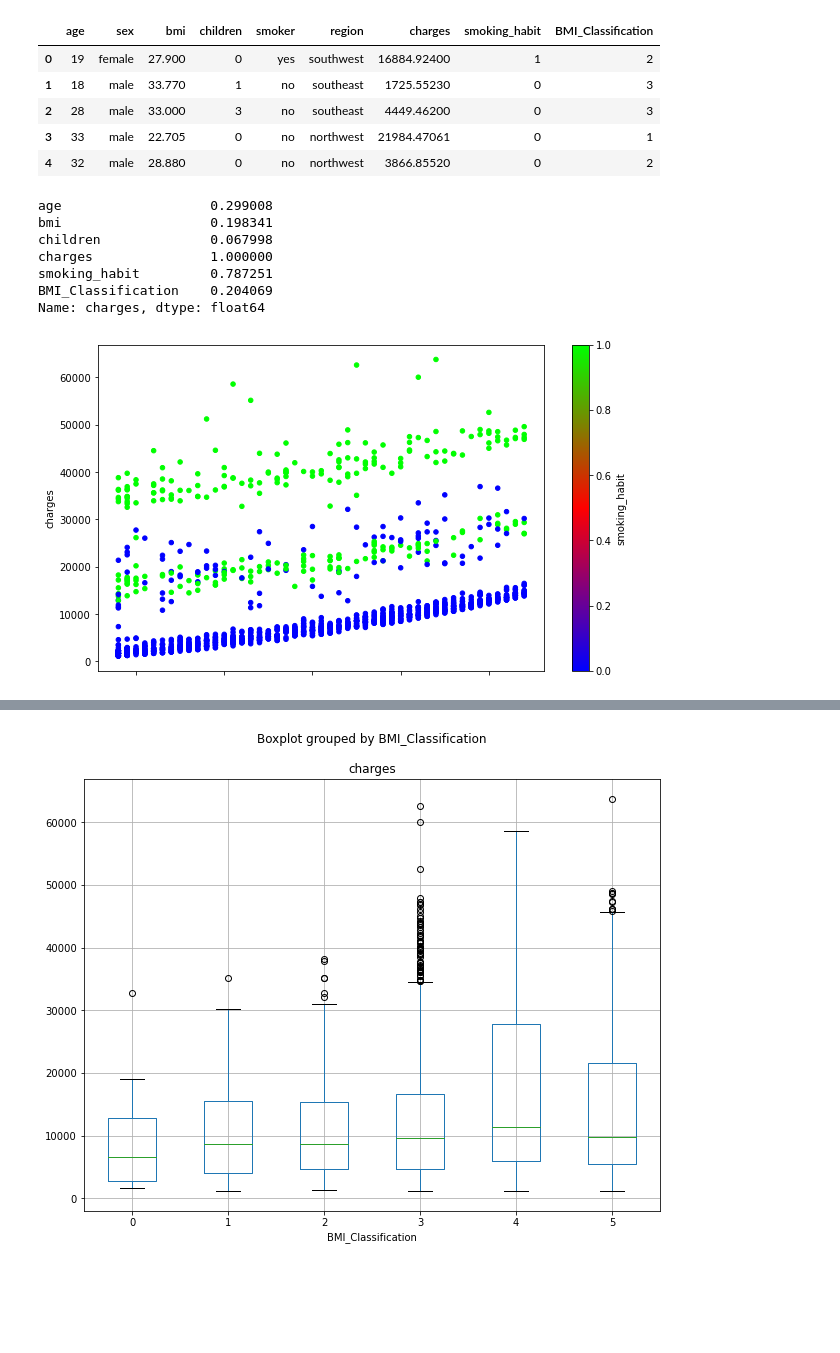
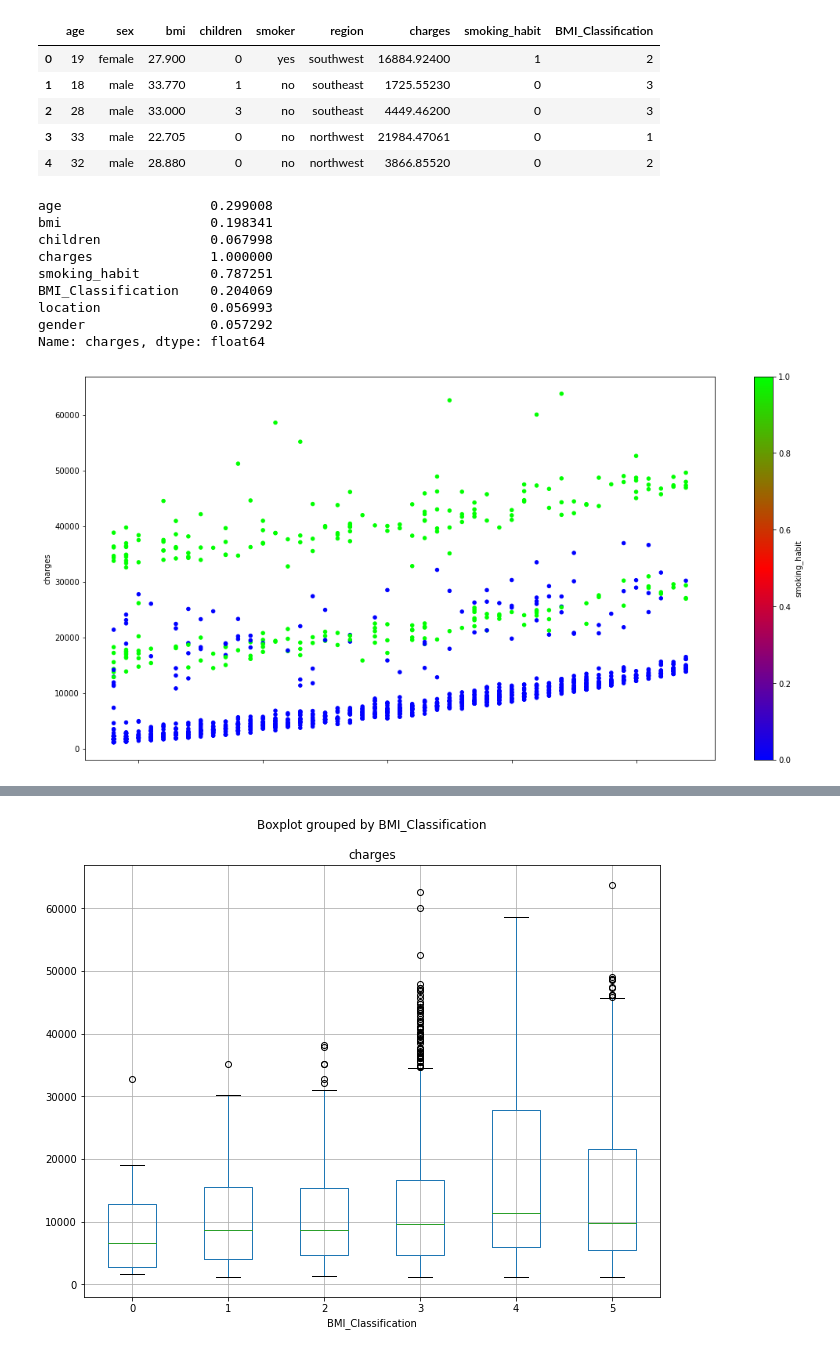
Before and after one commit to tonyzz987/GA, a Jupyter notebook: Hospital Bill EDA.ipynb, the cells around one changed output, grey strips where cells are left out. Cells and saved outputs as stored; diff of their text form; code cells hidden in the pictures; blank space fills up the shorter version.

Commit message:
Add files via upload
With more detailed documentations and more charts

```diff
--- a/Hospital Bill EDA.ipynb
+++ b/Hospital Bill EDA.ipynb
@@ -166,20 +168,32 @@ bill.head()
 | 2 | 28 | male | 33.000 | 3 | no | southeast | 4449.46200 | 0 | 3 |
 | 3 | 33 | male | 22.705 | 0 | no | northwest | 21984.47061 | 0 | 1 |
 | 4 | 32 | male | 28.880 | 0 | no | northwest | 3866.85520 | 0 | 2 |
+# %%
+#Convert the 4 different part of the US into numerical value, NW as 0, NE as 1, SW as 2, SE as 3
+location = [(bill['region'] == 'northwest'),(bill['region'] == 'northeast'),(bill['region'] == 'southwest'),(bill['region'] == 'southeast')]
+values = [0,1,2,3]
+bill['location']=np.select(location, values)
+# %%
+#Convert the sexes value in to numeric value, 0 as female, 1 as male
+gender = [(bill['sex'] == 'female'),(bill['sex'] == 'male')]
+values = [0,1]
+bill['gender']=np.select(gender, values)
 # %%
 #There's an obvious trend of as age increase, the medical bill is going to increase
 #Greens are smokers, blues are non-smokers
-bill.plot(kind='scatter', x='age', y='charges', c='smoking_habit', colormap = 'brg',figsize=(10,6));
+bill.plot(kind='scatter', x='age', y='charges', c='smoking_habit', colormap = 'brg',figsize=(18,9));
 plt.xlabel=['age']
 
 print((bill.corr()['charges']))
 # %% [output]
 age                   0.299008
 bmi                   0.198341
 children              0.067998
 charges               1.000000
 smoking_habit         0.787251
 BMI_Classification    0.204069
+location              0.056993
+gender                0.057292
 Name: charges, dtype: float64
-[figure, old version]
+[figure, new version]
 # %%
```
Also changed, not shown: parts of 23 cells of this notebook.
